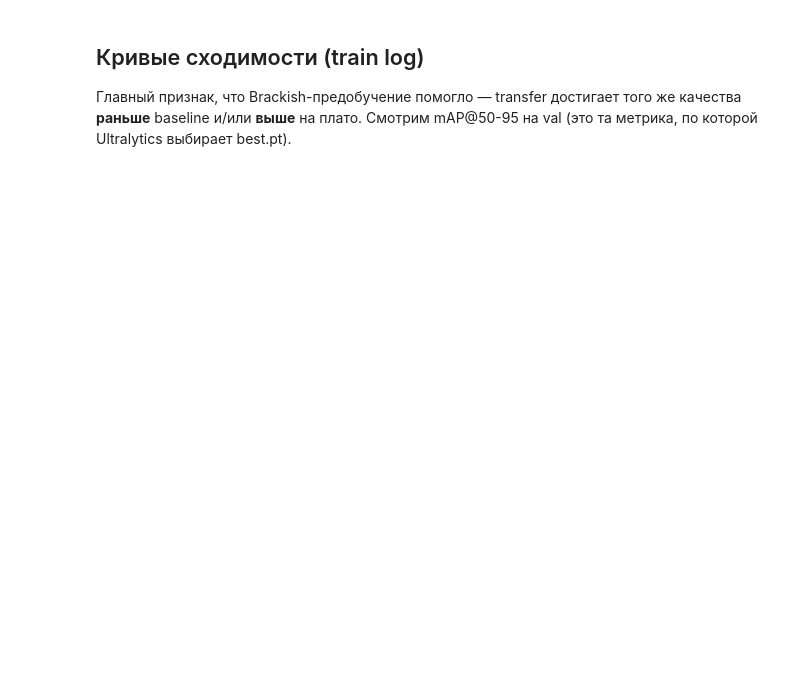
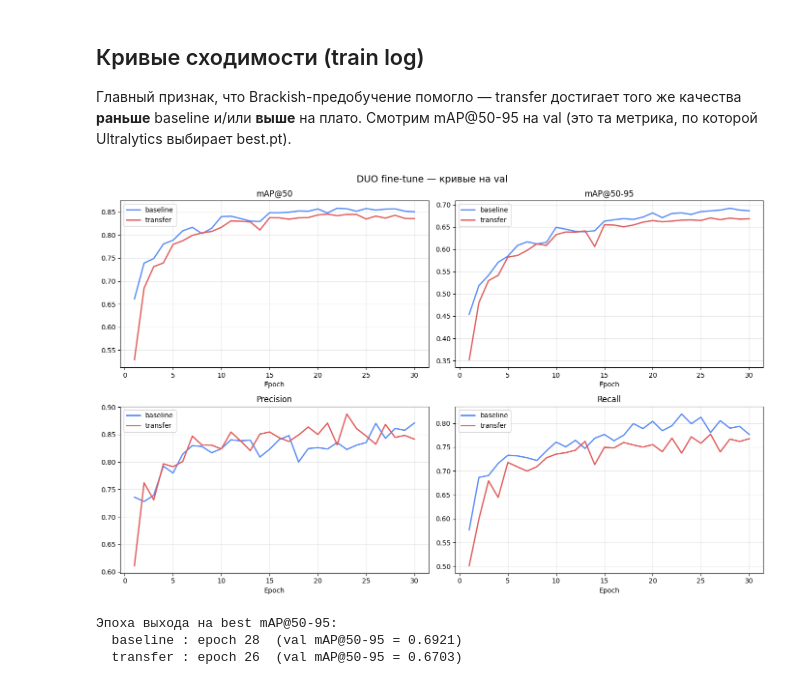
Before and after one commit to slermo/yolo_marine, a Jupyter notebook: notebooks/compare_duo_transfer.ipynb, the cells around one changed output. Saved outputs shown, nothing was run; the diff lists cells and outputs as text; code cells hidden in the pictures; blank space fills up the shorter version.

```diff
--- a/notebooks/compare_duo_transfer.ipynb
+++ b/notebooks/compare_duo_transfer.ipynb
@@ -43,14 +45,14 @@ def latest_any(*patterns: str) -> Path:
 
 MODELS = {
     "baseline": latest_any(
-        "runs/duo_yolov8s/baseline*/weights/best.pt",
-        "runs/duo_yolov8s/detect/baseline*/weights/best.pt",
-        "runs/detect/duo_yolov8s/baseline*/weights/best.pt",
+        "runs/detect/runs/duo_yolov8s/baseline*/weights/best.pt",
+        "runs/detect/runs/duo_yolov8s/detect/baseline*/weights/best.pt",
+        "runs/detect/runs/detect/duo_yolov8s/baseline*/weights/best.pt",
     ),
     "transfer": latest_any(
-        "runs/duo_yolov8s/transfer*/weights/best.pt",
-        "runs/duo_yolov8s/detect/transfer*/weights/best.pt",
-        "runs/detect/duo_yolov8s/transfer*/weights/best.pt",
+        "runs/detect/runs/duo_yolov8s/transfer*/weights/best.pt",
+        "runs/detect/runs/duo_yolov8s/detect/transfer*/weights/best.pt",
+        "runs/detect/runs/detect/duo_yolov8s/transfer*/weights/best.pt",
     ),
 }
 
@@ -237,9 +275,9 @@ plt.show()
 def find_results_csv(run_name: str) -> Path:
     candidates = []
     for pattern in (
-        f"runs/duo_yolov8s/{run_name}*/results.csv",
-        f"runs/duo_yolov8s/detect/{run_name}*/results.csv",
-        f"runs/detect/duo_yolov8s/{run_name}*/results.csv",
+        f"runs/detect/runs/duo_yolov8s/{run_name}*/results.csv",
+        f"runs/detect/runs/duo_yolov8s/detect/{run_name}*/results.csv",
+        f"runs/detect/runs/detect/duo_yolov8s/{run_name}*/results.csv",
     ):
         candidates.extend(Path(".").glob(pattern))
     if not candidates:
@@ -248,30 +286,35 @@ def find_results_csv(run_name: str) -> Path:
 
 logs = {name: pd.read_csv(find_results_csv(name), skipinitialspace=True) for name in names}
 
 metric_cols = {
     "mAP@50":    "metrics/mAP50(B)",
     "mAP@50-95": "metrics/mAP50-95(B)",
     "Precision": "metrics/precision(B)",
     "Recall":    "metrics/recall(B)",
 }
 
 fig, axes = plt.subplots(2, 2, figsize=(14, 9))
 for ax, (title, col) in zip(axes.flatten(), metric_cols.items()):
     for name, df in logs.items():
         ax.plot(df["epoch"] if "epoch" in df.columns else df.index,
                 df[col], label=name, color=COLORS.get(name), linewidth=2)
     ax.set_title(title)
     ax.set_xlabel("Epoch")
     ax.grid(True, alpha=0.3)
     ax.legend()
 
 plt.suptitle("DUO fine-tune — кривые на val", fontsize=14)
 plt.tight_layout()
 plt.show()
 
 print("\nЭпоха выхода на best mAP@50-95:")
 for name, df in logs.items():
     col = metric_cols["mAP@50-95"]
     best_epoch = df[col].idxmax() + 1
     best_val = df[col].max()
     print(f"  {name:9s}: epoch {best_epoch:2d}  (val mAP@50-95 = {best_val:.4f})")
+# %% [output]
+[figure, added]
+Эпоха выхода на best mAP@50-95:
+  baseline : epoch 28  (val mAP@50-95 = 0.6921)
+  transfer : epoch 26  (val mAP@50-95 = 0.6703)
```
Also changed, not shown: parts of 8 cells of this notebook, 2 other files.
